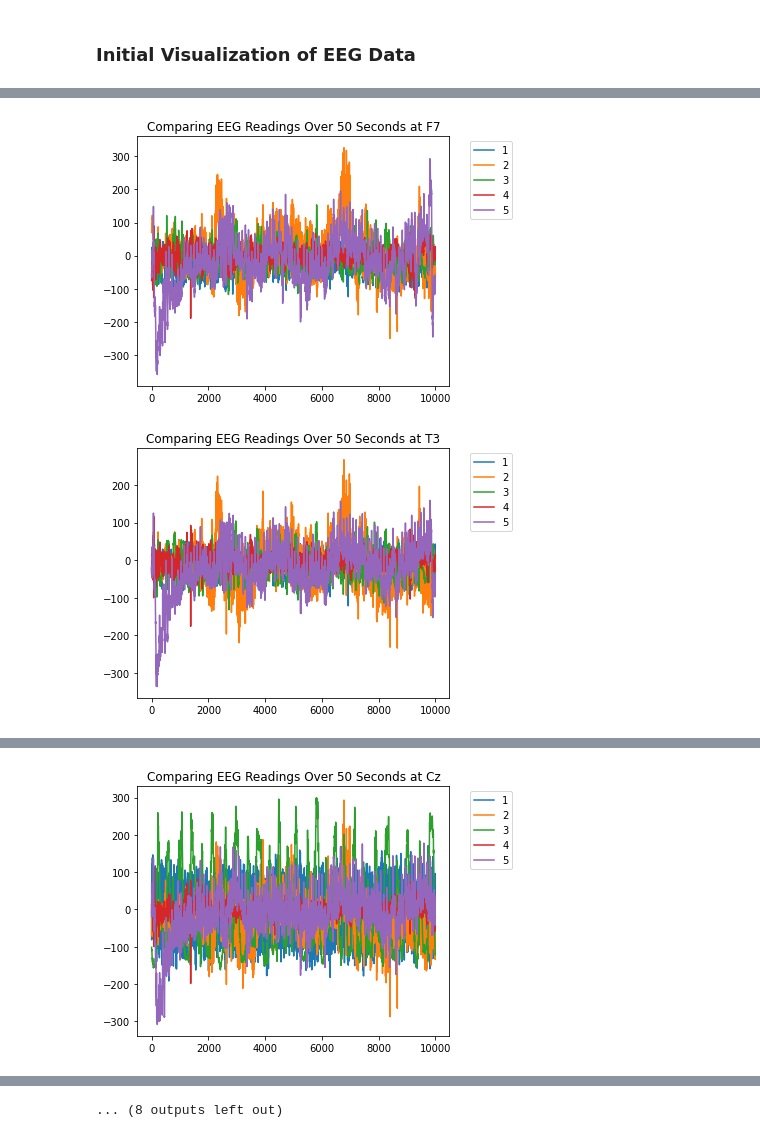
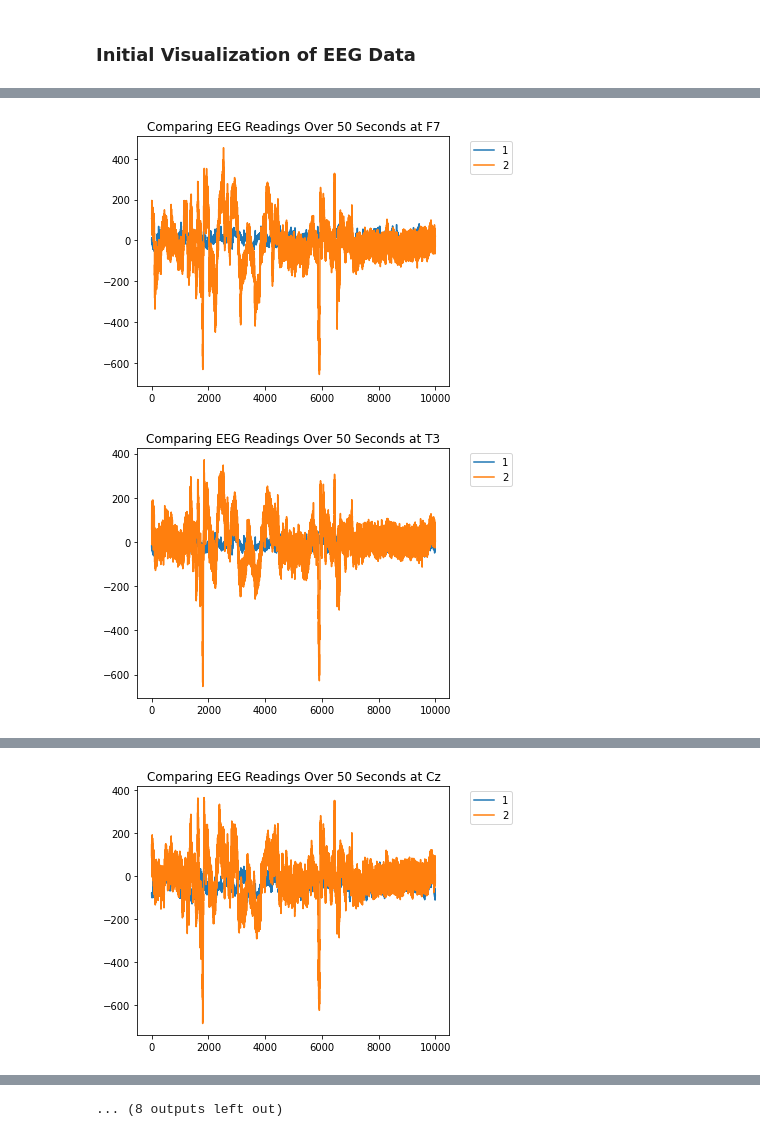
Before and after one commit to ClaytonWhitteberry/DATA4380, a Jupyter notebook: projects/Tabular/Data Cleaning Tabular Dataset.ipynb, the cells around one changed output, grey strips where cells are left out. Drawn from its saved outputs; the diff is of its cells as text; code cells hidden in the pictures.

```diff
--- a/projects/Tabular/Data Cleaning Tabular Dataset.ipynb
+++ b/projects/Tabular/Data Cleaning Tabular Dataset.ipynb
@@ -597,9 +751,0 @@ lpd_sub1
-# %%
-def time_series_comparison(other, lpd, gpd, lrda, grda, seizure):
-    plt.plot(other, color = 'b')
-    plt.plot(lpd, color = 'g')
-    plt.plot(gpd, color = 'r')
-    plt.plot(lrda, color = 'b')
-    plt.plot(seizure, color = 'm')
-    plt.title('Comparison of {} Readings Across Types of Brain Activity'.format(col))
-    plt.show()
@@ -606,4 +763,4 @@ def time_series_comparison(other, lpd, gpd, lrda, grda, seizure):
 # %%
 for col in test_eeg.columns:
-    time_series_comparison(other_sub2[col], lpd_sub2[col], gpd_sub2[col], lrda_sub2[col], grda_sub2[col], seizure_sub2[col])
+    time_series_comparison([other_sub1, lpd_sub1, gpd_sub1, lrda_sub1, grda_sub1, seizure_sub1], col)
 # %% [output]
@@ -641,3 +779,0 @@ Index(['Fp1', 'F3', 'C3', 'P3', 'F7', 'T3', 'T5', 'O1', 'Fz', 'Cz', 'Pz',
-# %%
-for col in seizure_sub5.columns:
-    print(pd.isnull(seizure_sub5[col]).sum())
@@ -677,0 +800,3 @@ def time_series_comparison(eeg_list, col):
+# %%
+for col in test_eeg.columns:
+    time_series_comparison([other_sub1, lpd_sub1, gpd_sub1, lrda_sub2, grda_sub1, seizure_sub1], col)
@@ -678,4 +821,4 @@ def time_series_comparison(eeg_list, col):
 # %%
 for col in test_eeg.columns:
-    time_series_comparison([other_sub2, lpd_sub2, gpd_sub2, lrda_sub2, grda_sub2], col)
+    time_series_comparison([lpd_sub2, seizure_sub2], col)
 # %% [output]
@@ -686,2 +829,2 @@ for col in test_eeg.columns:
-[figure, old version]
+[figure, new version]
-[figure, old version]
+[figure, new version]
@@ -691 +834 @@ for col in test_eeg.columns:
-[figure, old version]
+[figure, new version]
```
Also changed, not shown: parts of 70 cells of this notebook, 1 other file.
